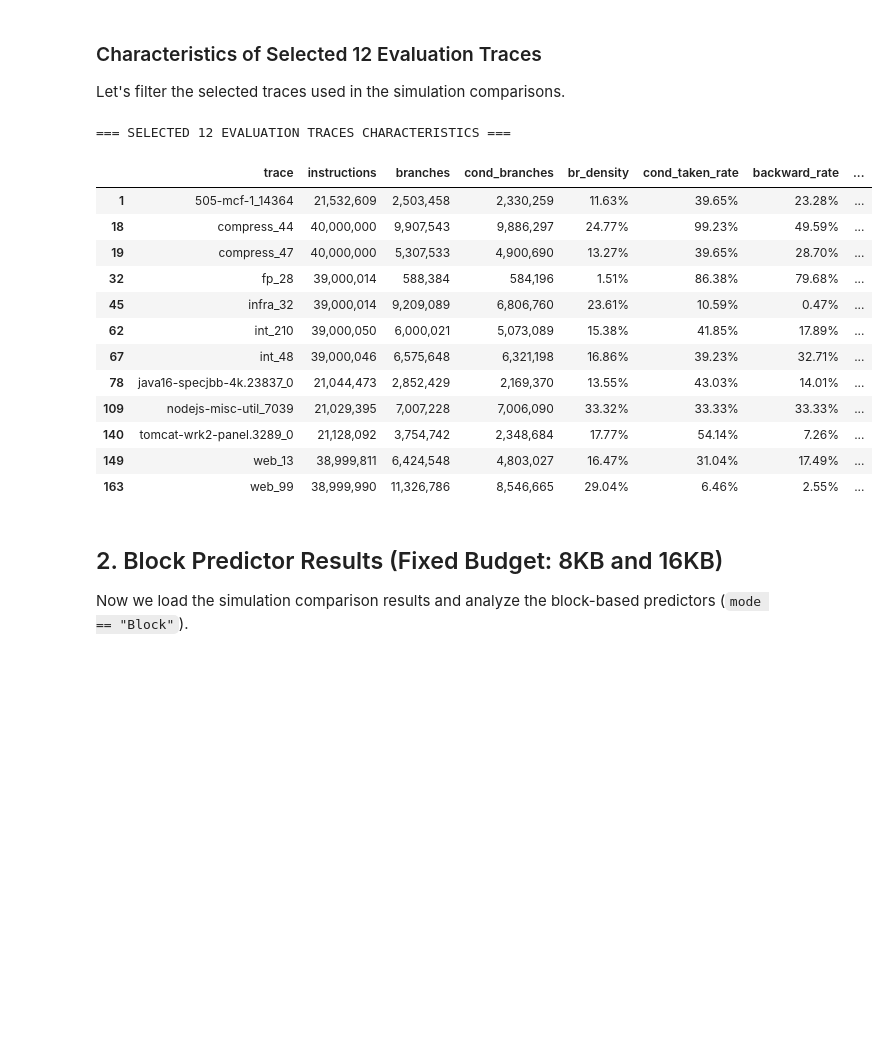
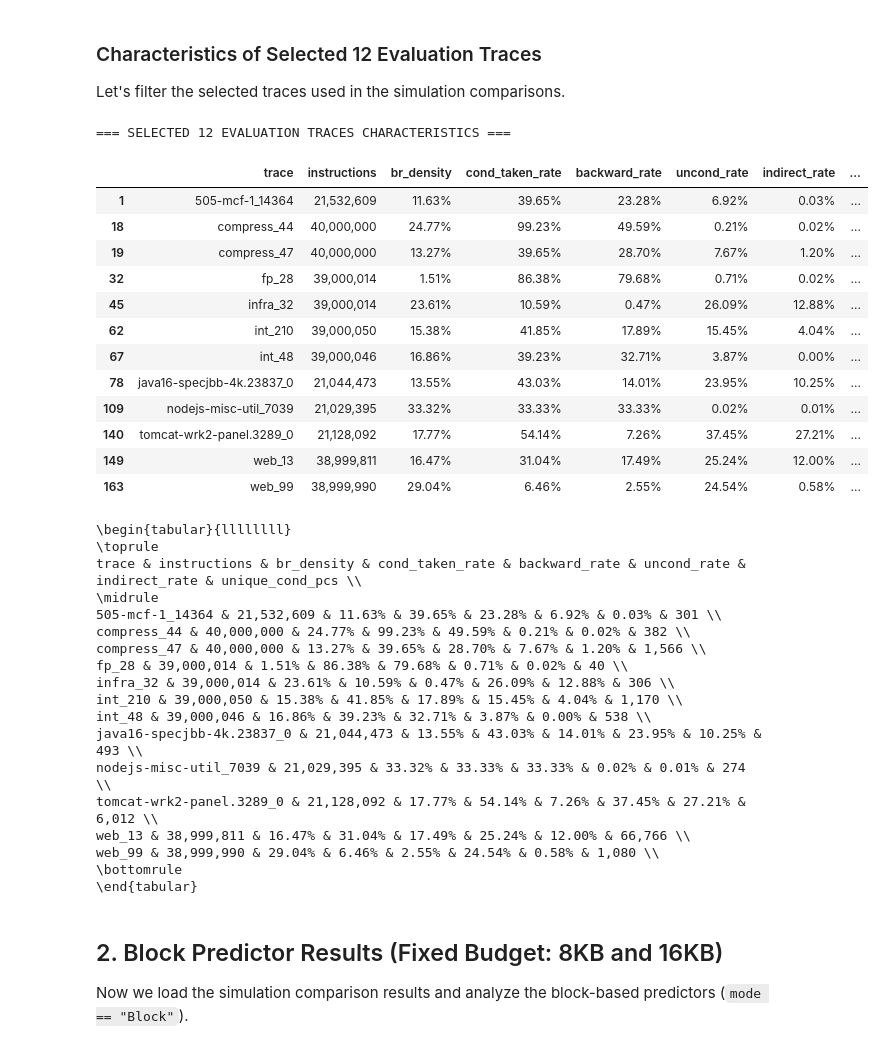
Before and after one commit to AlessandroGhiotto/cbp-ng-26, a Jupyter notebook: profiling/CBP_Predictor_Analysis.ipynb, the cells around one changed output. Cells and saved outputs as stored; diff of their text form; code cells hidden in the pictures; blank space fills up the shorter version.

```diff
--- a/profiling/CBP_Predictor_Analysis.ipynb
+++ b/profiling/CBP_Predictor_Analysis.ipynb
@@ -56,37 +61,61 @@ Let's filter the selected traces used in the simulation comparisons.
 # %%
 selected_traces = [
     "fp_28", "nodejs-misc-util_7039", "compress_44", "web_99", "web_13", "infra_32",
     "tomcat-wrk2-panel.3289_0", "int_48", "505-mcf-1_14364", "compress_47", "int_210",
     "java16-specjbb-4k.23837_0"
 ]
 
-df_selected = df_traces[df_traces['trace'].isin(selected_traces)].copy()
+df_selected = df_traces[df_traces["trace"].isin(selected_traces)].copy()
 # Format values
-df_selected['instructions'] = df_selected['instructions'].apply(lambda x: f"{x:,}")
-df_selected['branches'] = df_selected['branches'].apply(lambda x: f"{x:,}")
-df_selected['cond_branches'] = df_selected['cond_branches'].apply(lambda x: f"{x:,}")
-df_selected['br_density'] = df_selected['br_density'].apply(lambda x: f"{x:.2%}")
-df_selected['cond_taken_rate'] = df_selected['cond_taken_rate'].apply(lambda x: f"{x:.2%}")
-df_selected['backward_rate'] = df_selected['backward_rate'].apply(lambda x: f"{x:.2%}")
-df_selected['unique_cond_pcs'] = df_selected['unique_cond_pcs'].apply(lambda x: f"{x:,}")
+df_selected["instructions"] = df_selected["instructions"].apply(lambda x: f"{x:,}")
+df_selected["br_density"] = df_selected["br_density"].apply(lambda x: f"{x:.2%}")
+df_selected["cond_taken_rate"] = df_selected["cond_taken_rate"].apply(lambda x: f"{x:.2%}")
+df_selected["backward_rate"] = df_selected["backward_rate"].apply(lambda x: f"{x:.2%}")
+df_selected["uncond_rate"] = df_selected["uncond_rate"].apply(lambda x: f"{x:.2%}")
+df_selected["indirect_rate"] = df_selected["indirect_rate"].apply(lambda x: f"{x:.2%}")
+df_selected["unique_cond_pcs"] = df_selected["unique_cond_pcs"].apply(lambda x: f"{x:,}")
 
+cols = ["trace", "instructions", "br_density", "cond_taken_rate", "backward_rate", "uncond_rate", "indirect_rate", "unique_cond_pcs"]
 print("=== SELECTED 12 EVALUATION TRACES CHARACTERISTICS ===")
-display(df_selected[['trace', 'instructions', 'branches', 'cond_branches', 'br_density', 'cond_taken_rate', 'backward_rate', 'unique_cond_pcs']])
+display(df_selected[cols])
+
+# print(df_selected[cols].to_latex(index=False,
+#                   formatters={"name": str.upper},
+#                   float_format="{:.1f}".format,
+# ))
 # %% [output]
 === SELECTED 12 EVALUATION TRACES CHARACTERISTICS ===
-|  | trace | instructions | branches | cond_branches | br_density | cond_taken_rate | backward_rate | ... |
-| 1 | 505-mcf-1_14364 | 21,532,609 | 2,503,458 | 2,330,259 | 11.63% | 39.65% | 23.28% | ... |
-| 18 | compress_44 | 40,000,000 | 9,907,543 | 9,886,297 | 24.77% | 99.23% | 49.59% | ... |
-| 19 | compress_47 | 40,000,000 | 5,307,533 | 4,900,690 | 13.27% | 39.65% | 28.70% | ... |
-| 32 | fp_28 | 39,000,014 | 588,384 | 584,196 | 1.51% | 86.38% | 79.68% | ... |
-| 45 | infra_32 | 39,000,014 | 9,209,089 | 6,806,760 | 23.61% | 10.59% | 0.47% | ... |
-| 62 | int_210 | 39,000,050 | 6,000,021 | 5,073,089 | 15.38% | 41.85% | 17.89% | ... |
-| 67 | int_48 | 39,000,046 | 6,575,648 | 6,321,198 | 16.86% | 39.23% | 32.71% | ... |
-| 78 | java16-specjbb-4k.23837_0 | 21,044,473 | 2,852,429 | 2,169,370 | 13.55% | 43.03% | 14.01% | ... |
-| 109 | nodejs-misc-util_7039 | 21,029,395 | 7,007,228 | 7,006,090 | 33.32% | 33.33% | 33.33% | ... |
-| 140 | tomcat-wrk2-panel.3289_0 | 21,128,092 | 3,754,742 | 2,348,684 | 17.77% | 54.14% | 7.26% | ... |
-| 149 | web_13 | 38,999,811 | 6,424,548 | 4,803,027 | 16.47% | 31.04% | 17.49% | ... |
-| 163 | web_99 | 38,999,990 | 11,326,786 | 8,546,665 | 29.04% | 6.46% | 2.55% | ... |
+|  | trace | instructions | br_density | cond_taken_rate | backward_rate | uncond_rate | indirect_rate | ... |
+| 1 | 505-mcf-1_14364 | 21,532,609 | 11.63% | 39.65% | 23.28% | 6.92% | 0.03% | ... |
+| 18 | compress_44 | 40,000,000 | 24.77% | 99.23% | 49.59% | 0.21% | 0.02% | ... |
+| 19 | compress_47 | 40,000,000 | 13.27% | 39.65% | 28.70% | 7.67% | 1.20% | ... |
+| 32 | fp_28 | 39,000,014 | 1.51% | 86.38% | 79.68% | 0.71% | 0.02% | ... |
+| 45 | infra_32 | 39,000,014 | 23.61% | 10.59% | 0.47% | 26.09% | 12.88% | ... |
+| 62 | int_210 | 39,000,050 | 15.38% | 41.85% | 17.89% | 15.45% | 4.04% | ... |
+| 67 | int_48 | 39,000,046 | 16.86% | 39.23% | 32.71% | 3.87% | 0.00% | ... |
+| 78 | java16-specjbb-4k.23837_0 | 21,044,473 | 13.55% | 43.03% | 14.01% | 23.95% | 10.25% | ... |
+| 109 | nodejs-misc-util_7039 | 21,029,395 | 33.32% | 33.33% | 33.33% | 0.02% | 0.01% | ... |
+| 140 | tomcat-wrk2-panel.3289_0 | 21,128,092 | 17.77% | 54.14% | 7.26% | 37.45% | 27.21% | ... |
+| 149 | web_13 | 38,999,811 | 16.47% | 31.04% | 17.49% | 25.24% | 12.00% | ... |
+| 163 | web_99 | 38,999,990 | 29.04% | 6.46% | 2.55% | 24.54% | 0.58% | ... |
+\begin{tabular}{llllllll}
+\toprule
+trace & instructions & br_density & cond_taken_rate & backward_rate & uncond_rate & indirect_rate & unique_cond_pcs \\
+\midrule
+505-mcf-1_14364 & 21,532,609 & 11.63% & 39.65% & 23.28% & 6.92% & 0.03% & 301 \\
+compress_44 & 40,000,000 & 24.77% & 99.23% & 49.59% & 0.21% & 0.02% & 382 \\
+compress_47 & 40,000,000 & 13.27% & 39.65% & 28.70% & 7.67% & 1.20% & 1,566 \\
+fp_28 & 39,000,014 & 1.51% & 86.38% & 79.68% & 0.71% & 0.02% & 40 \\
+infra_32 & 39,000,014 & 23.61% & 10.59% & 0.47% & 26.09% & 12.88% & 306 \\
+int_210 & 39,000,050 & 15.38% & 41.85% & 17.89% & 15.45% & 4.04% & 1,170 \\
+int_48 & 39,000,046 & 16.86% & 39.23% & 32.71% & 3.87% & 0.00% & 538 \\
+java16-specjbb-4k.23837_0 & 21,044,473 & 13.55% & 43.03% & 14.01% & 23.95% & 10.25% & 493 \\
+nodejs-misc-util_7039 & 21,029,395 & 33.32% & 33.33% & 33.33% & 0.02% & 0.01% & 274 \\
+tomcat-wrk2-panel.3289_0 & 21,128,092 & 17.77% & 54.14% & 7.26% & 37.45% & 27.21% & 6,012 \\
+web_13 & 38,999,811 & 16.47% & 31.04% & 17.49% & 25.24% & 12.00% & 66,766 \\
+web_99 & 38,999,990 & 29.04% & 6.46% & 2.55% & 24.54% & 0.58% & 1,080 \\
+\bottomrule
+\end{tabular}
 # %% [markdown]
 ## 2. Block Predictor Results (Fixed Budget: 8KB and 16KB)
 
```
Also changed, not shown: parts of 4 cells of this notebook, 6 other files.
